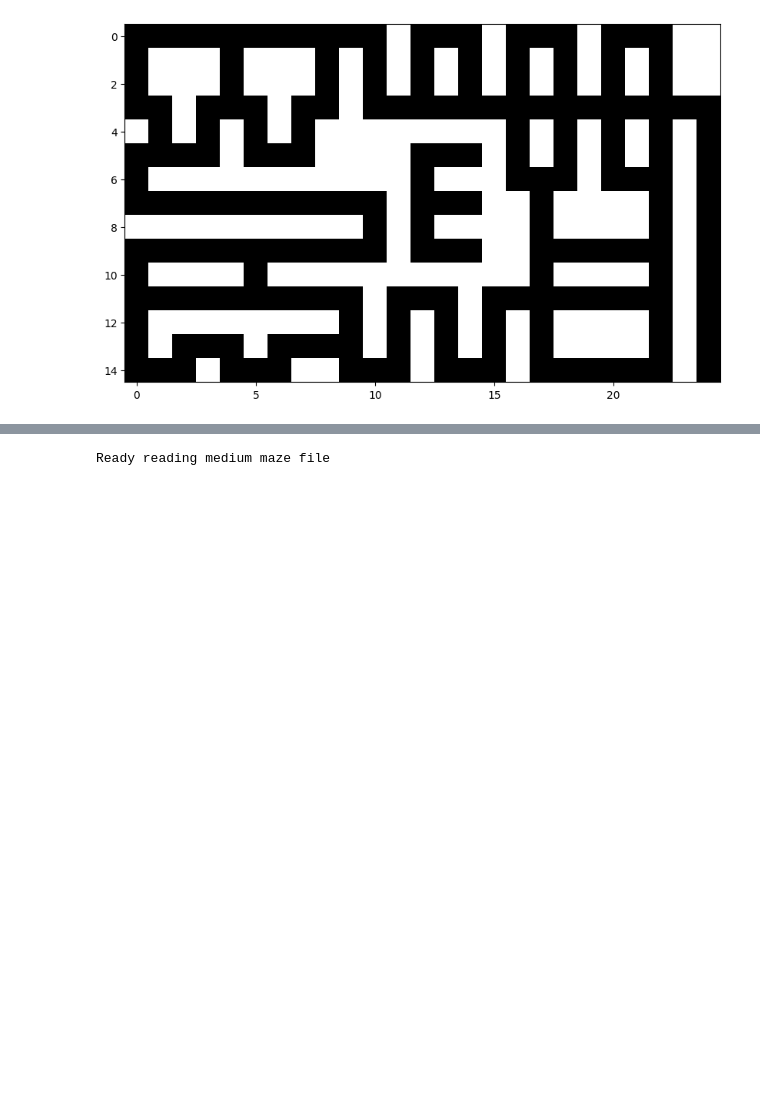
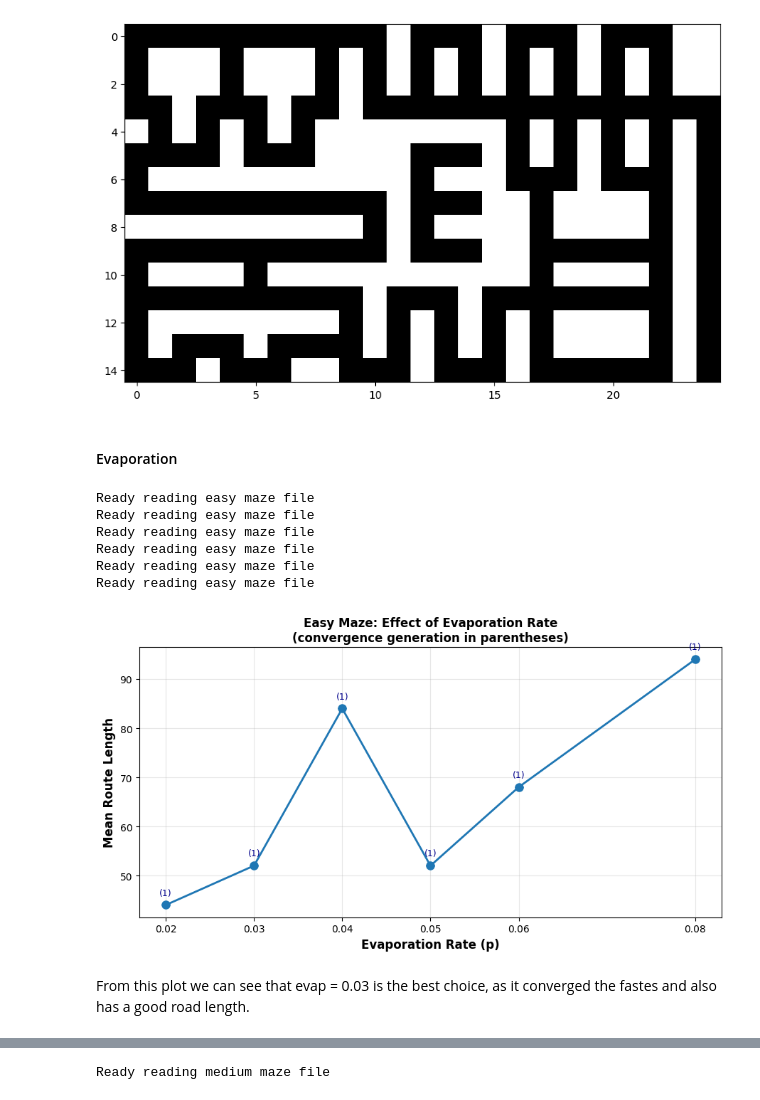
Before and after one commit to alexxhuguett/CI_Assignment2_60, a Jupyter notebook: src/Main.ipynb, the cells around one changed output, grey strips where cells are left out. Cells and saved outputs as stored; diff of their text form; code cells hidden in the pictures; blank space fills up the shorter version.

```diff
--- a/src/Main.ipynb
+++ b/src/Main.ipynb
@@ -970,15 +994,0 @@ Visualizer.visualize_individual_path(maze, shortest_route, spec)
-# %%
-maze = Maze.create_maze("./../data/insane_maze.txt", tau_0, tau_min)
-spec = PathSpecification.read_coordinates("./../data/insane_coordinates.txt")
-
-aco = AntColonyOptimization(maze, ants_per_gen, no_gen, q, evap, max_steps, no_improve_limit, True)
-
-start_time = int(round(time.time() * 1000))
-shortest_route = aco.find_shortest_route(spec)
-
-print("Time taken: " + str((int(round(time.time() * 1000)) - start_time) / 1000.0))
-if shortest_route is None:
-    print("No route found within step limit.")
-else:
-    print("Route size: " + str(shortest_route.size()))
-    shortest_route.write_to_file("./../data/hard_solution.txt")
@@ -1003,0 +1105,37 @@ Ready reading easy maze file
+# %% [markdown]
+#### Evaporation
+# %%
+evap_values = [0.02, 0.03, 0.04, 0.05, 0.06, 0.08]
+rows = sweep_one_param("evap_easy", evap_values)
+
+x = [r[0] for r in rows]
+y = [r[1] for r in rows]
+yerr = [r[2] for r in rows]
+conv = [r[4] for r in rows]
+
+plt.figure(figsize=(9, 5))
+plt.errorbar(x, y, yerr=yerr, marker="o", capsize=4, linewidth=2, markersize=8)
+
+# Annotate each point with convergence generation
+for i, (xi, yi, ci) in enumerate(zip(x, y, conv)):
+    label = f"({int(ci)})" if ci > 0 else "NaN"
+    plt.annotate(label, (xi, yi), textcoords="offset points",
+                 xytext=(0, 10), ha='center', fontsize=9, color="darkblue")
+
+plt.xlabel("Evaporation Rate (p)", fontsize=12, fontweight="bold")
+plt.ylabel("Mean Route Length", fontsize=12, fontweight="bold")
+plt.title("Easy Maze: Effect of Evaporation Rate\n(convergence generation in parentheses)", fontsize=12, fontweight="bold")
+plt.xticks(evap_values)
+plt.grid(alpha=0.3)
+plt.tight_layout()
+plt.show()
+# %% [output]
+Ready reading easy maze file
+Ready reading easy maze file
+Ready reading easy maze file
+Ready reading easy maze file
+Ready reading easy maze file
+Ready reading easy maze file
+[figure, added]
+# %% [markdown]
+From this plot we can see that evap = 0.03 is the best choice, as it converged the fastes and also has a good road length.
```
Also changed, not shown: parts of 64 cells of this notebook.
